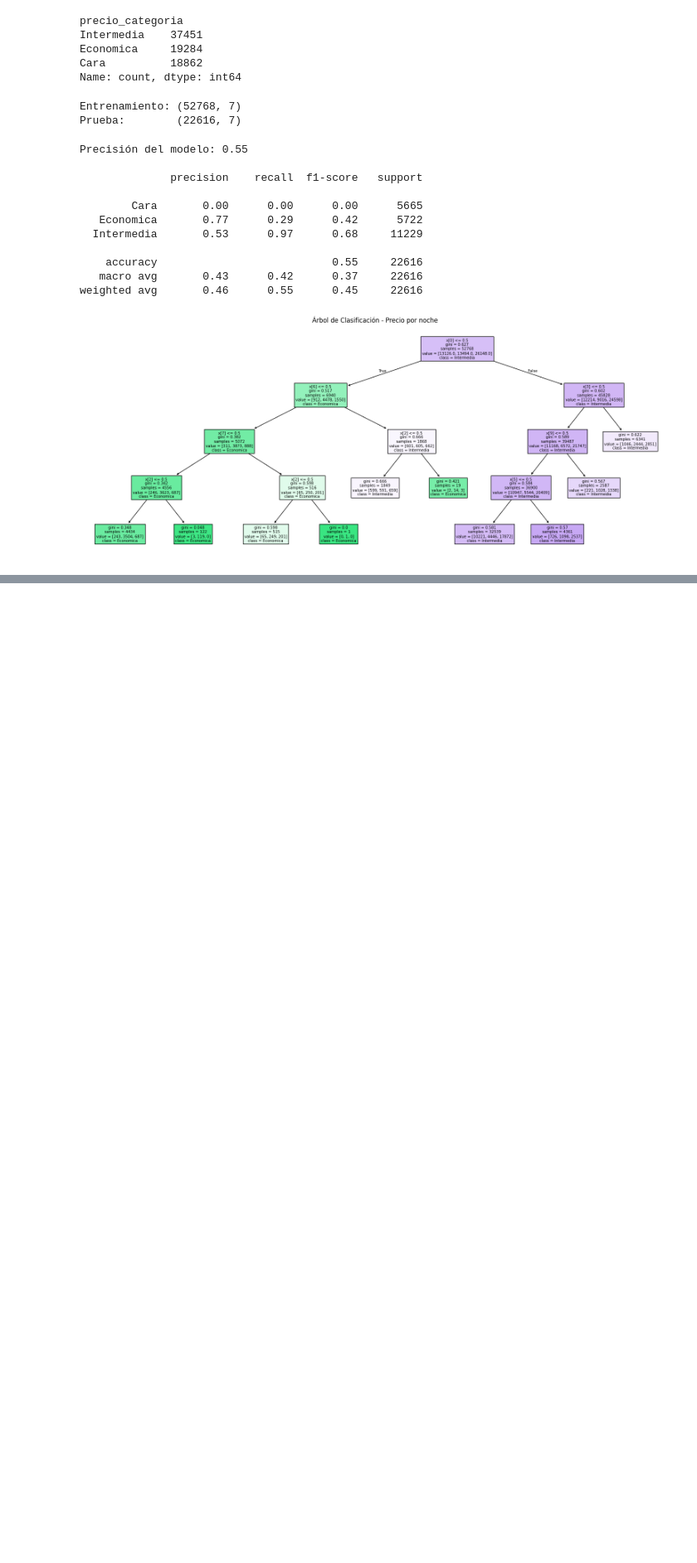
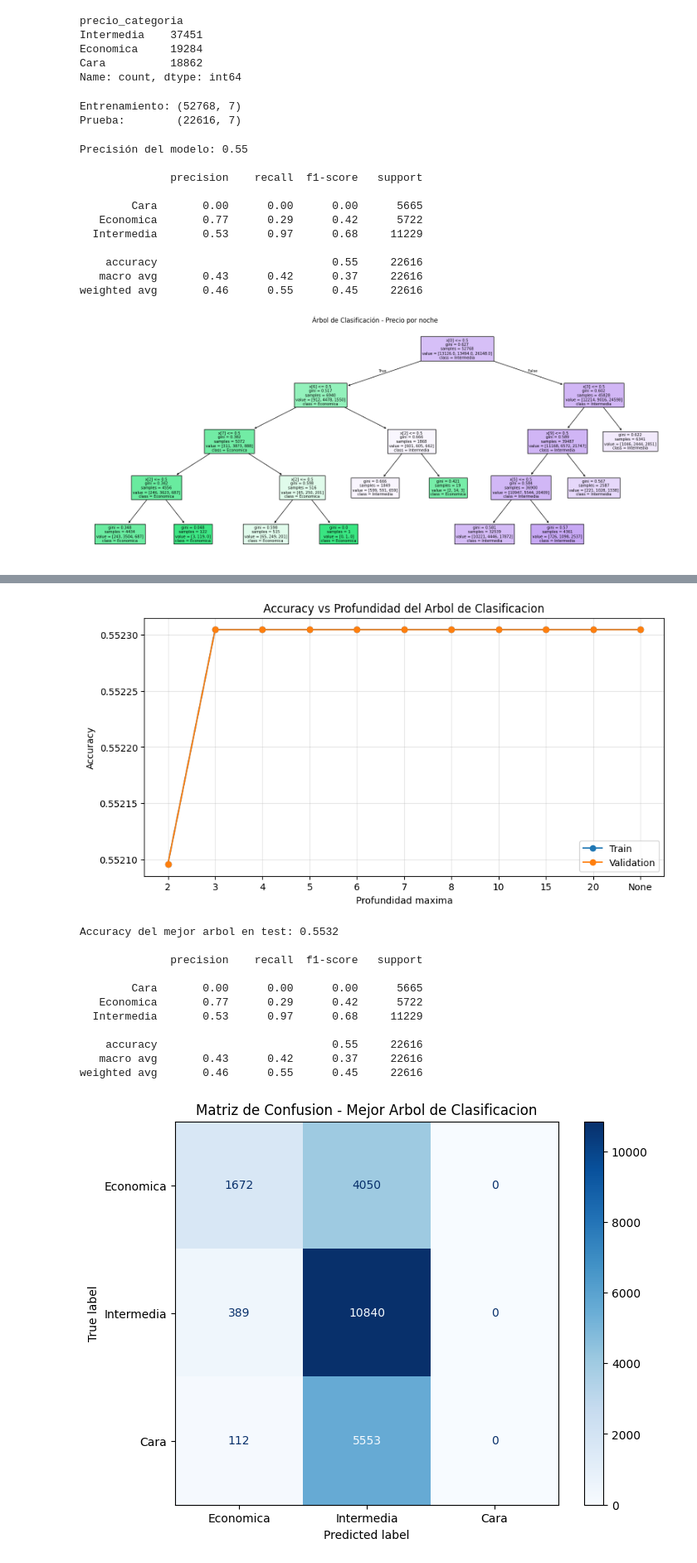
Before and after one commit to Hugo2049/laboratorio-4-mineria, a Jupyter notebook: lab4.ipynb, the cells around one changed output, grey strips where cells are left out. Shown at 83% size. Drawn from its saved outputs; the diff is of its cells as text; code cells hidden in the pictures; blank space fills up the shorter version.

```diff
--- a/lab4.ipynb
+++ b/lab4.ipynb
@@ -754,0 +879,38 @@ plt.show()
+# %%
+# Grafico de accuracy vs profundidad
+depths = tabla_clf['max_depth'].astype(str)
+plt.figure(figsize=(10, 5))
+plt.plot(depths, tabla_clf['train_accuracy'], 'o-', label='Train')
+plt.plot(depths, tabla_clf['val_accuracy'], 'o-', label='Validation')
+plt.title('Accuracy vs Profundidad del Arbol de Clasificacion')
+plt.xlabel('Profundidad maxima')
+plt.ylabel('Accuracy')
+plt.legend()
+plt.grid(True, alpha=0.3)
+plt.show()
+
+y_pred_best_clf = grid_clf.predict(X_test_clf)
+accuracy_best_clf = accuracy_score(y_test_clf, y_pred_best_clf)
+print(f'Accuracy del mejor arbol en test: {accuracy_best_clf:.4f}')
+print()
+print(classification_report(y_test_clf, y_pred_best_clf))
+
+cm_best = confusion_matrix(y_test_clf, y_pred_best_clf, labels=['Economica', 'Intermedia', 'Cara'])
+fig, ax = plt.subplots(figsize=(8, 6))
+ConfusionMatrixDisplay(confusion_matrix=cm_best, display_labels=['Economica', 'Intermedia', 'Cara']).plot(ax=ax, cmap='Blues', values_format='d')
+plt.title('Matriz de Confusion - Mejor Arbol de Clasificacion')
+plt.show()
+# %% [output]
+[figure, added]
+Accuracy del mejor arbol en test: 0.5532
+
+              precision    recall  f1-score   support
+
+        Cara       0.00      0.00      0.00      5665
+   Economica       0.77      0.29      0.42      5722
+  Intermedia       0.53      0.97      0.68     11229
+
+    accuracy                           0.55     22616
+   macro avg       0.43      0.42      0.37     22616
+weighted avg       0.46      0.55      0.45     22616
+[figure, added]
```
Also changed, not shown: parts of 21 cells of this notebook.
